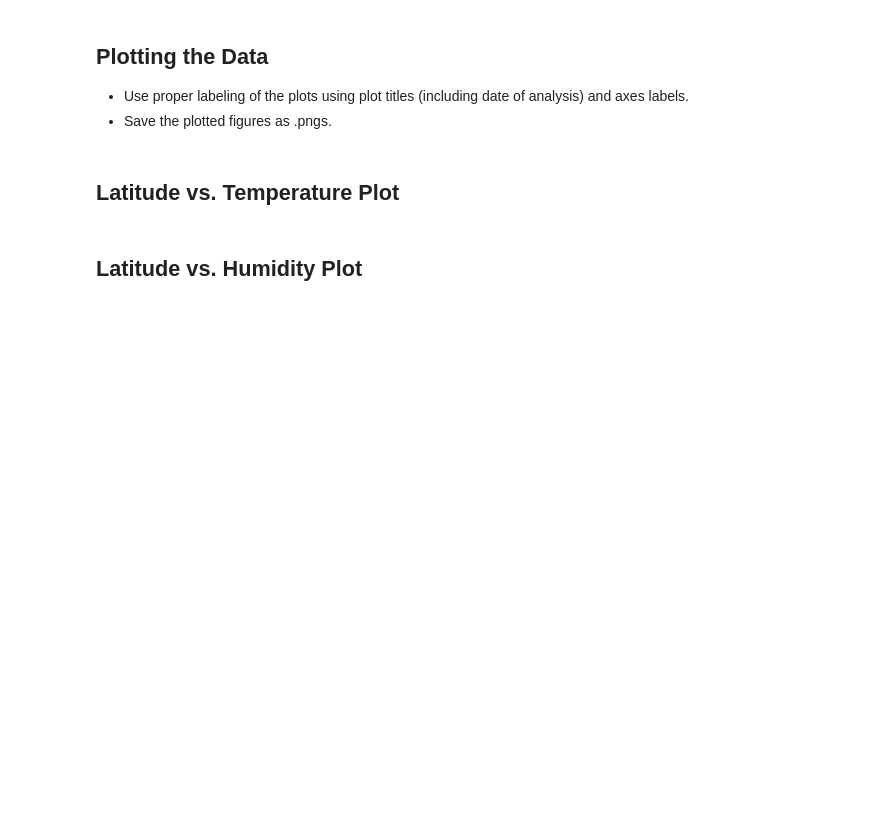
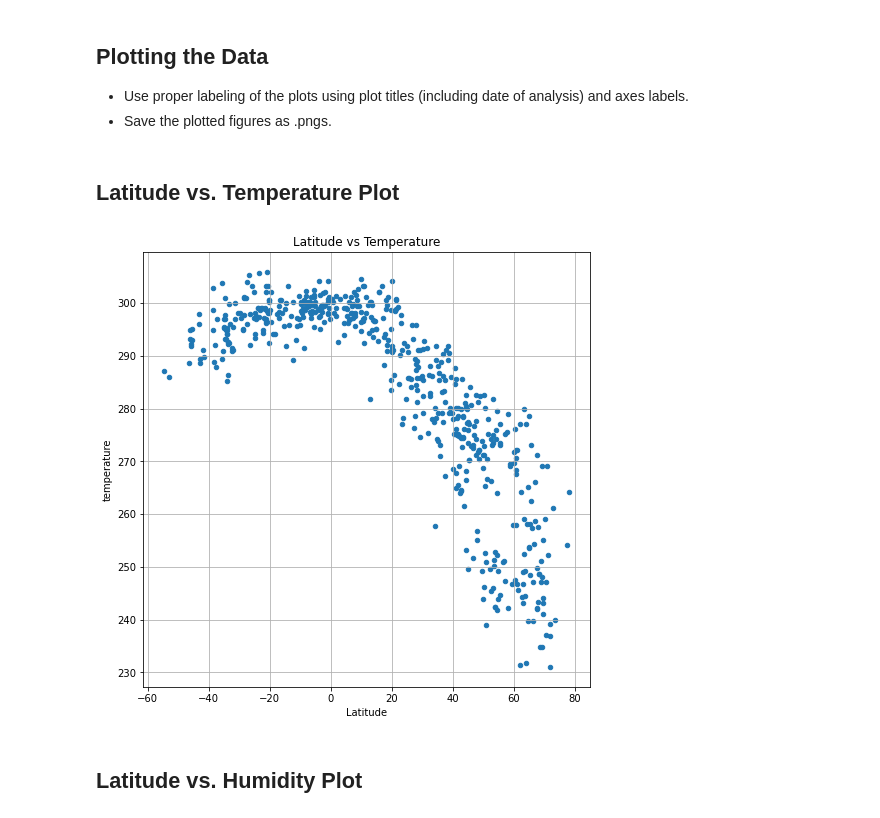
Before and after one commit to cspence001/weather_regression_vacation_heatmap, a Jupyter notebook: WeatherPy/WeatherPy-Copy2.ipynb, the cells around one changed output. Saved outputs shown, nothing was run; the diff lists cells and outputs as text; code cells hidden in the pictures; blank space fills up the shorter version.

Commit message:
pushing updated WeatherPy

```diff
--- a/WeatherPy/WeatherPy-Copy2.ipynb
+++ b/WeatherPy/WeatherPy-Copy2.ipynb
@@ -188,3 +192,6 @@ weather_data.head()
 ## Inspect the data and remove the cities where the humidity > 100%.
 ----
 Skip this step if there are no cities that have humidity > 100%.
+# %%
+humidity_100 = weather_data.loc[weather_data["humidity"] <100]
+humidity_100
@@ -199,5 +236,12 @@ Skip this step if there are no cities that have humidity > 100%.
 * Save the plotted figures as .pngs.
 # %% [markdown]
 ## Latitude vs. Temperature Plot
+# %%
+humidity_100.plot(kind="scatter", x="Latitude", y="temperature", grid=True, figsize=(8, 8),
+                  title="Latitude vs Temperature")
+
+plt.savefig("Resources/LatvsTemp.png")
+# %% [output]
+[figure, added]
 # %% [markdown]
 ## Latitude vs. Humidity Plot
```
Also changed, not shown: parts of 23 cells of this notebook, 15 other files.
